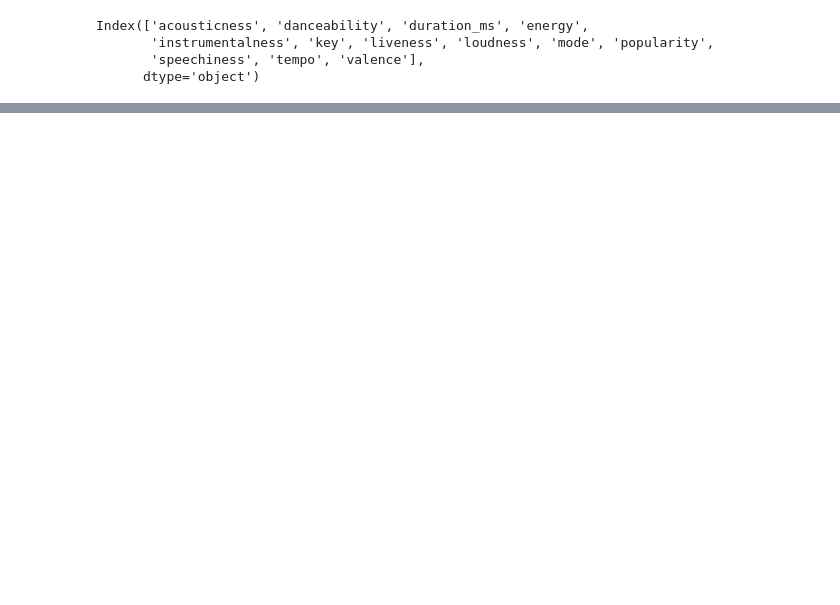
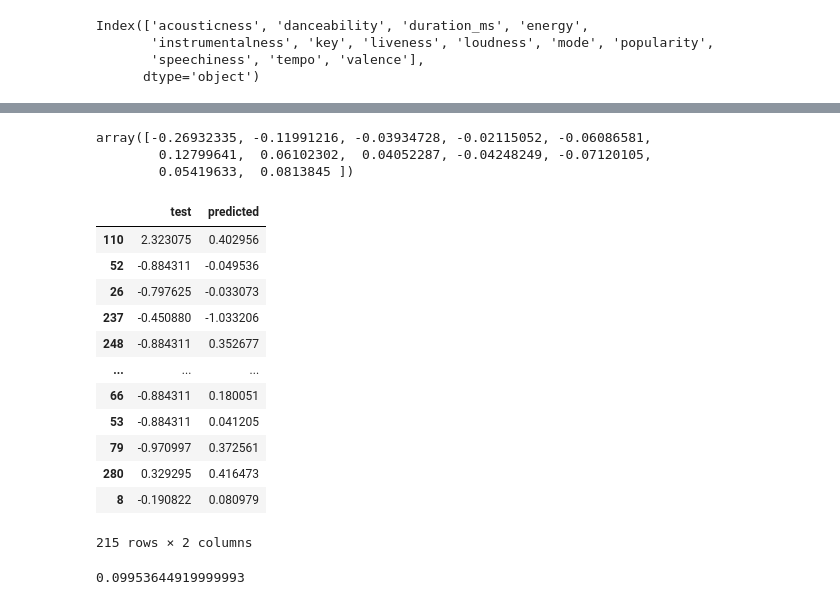
Before and after one commit to ninahew/music_machine, a Jupyter notebook: code/Marvelous Music Machine.ipynb, the cells around one changed output, grey strips where cells are left out. Saved outputs shown, nothing was run; the diff lists cells and outputs as text; code cells hidden in the pictures; blank space fills up the shorter version.

```diff
--- a/code/Marvelous Music Machine.ipynb
+++ b/code/Marvelous Music Machine.ipynb
@@ -172,0 +214,32 @@ y_pred.shape
+# %%
+from sklearn.linear_model import LinearRegression
+
+linear_model = LinearRegression()
+linear_model.fit(X_train,y_train).coef_
+# %% [output]
+array([-0.26932335, -0.11991216, -0.03934728, -0.02115052, -0.06086581,
+        0.12799641,  0.06102302,  0.04052287, -0.04248249, -0.07120105,
+        0.05419633,  0.0813845 ])
+# %%
+y_pred_linear = linear_model.predict(X_train)
+third_test = pd.DataFrame({'test':y_train, 'predicted':y_pred_linear})
+third_test
+# %% [output]
+|  | test | predicted |
+| 110 | 2.323075 | 0.402956 |
+| 52 | -0.884311 | -0.049536 |
+| 26 | -0.797625 | -0.033073 |
+| 237 | -0.450880 | -1.033206 |
+| 248 | -0.884311 | 0.352677 |
+| ... | ... | ... |
+| 66 | -0.884311 | 0.180051 |
+| 53 | -0.884311 | 0.041205 |
+| 79 | -0.970997 | 0.372561 |
+| 280 | 0.329295 | 0.416473 |
+| 8 | -0.190822 | 0.080979 |
+215 rows × 2 columns
+# %%
+from sklearn.metrics import r2_score
+r2_score(y_train, y_pred_linear)
+# %% [output]
+0.09953644919999993
```
Also changed, not shown: parts of 14 cells of this notebook.
